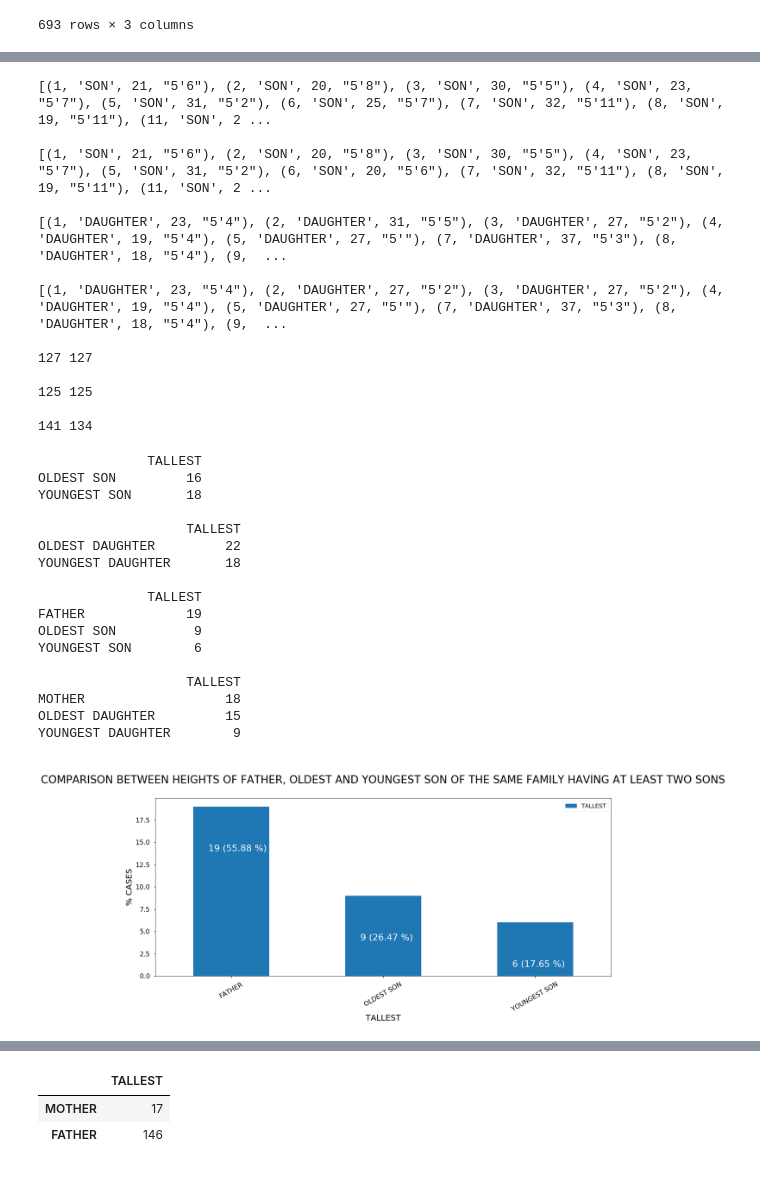
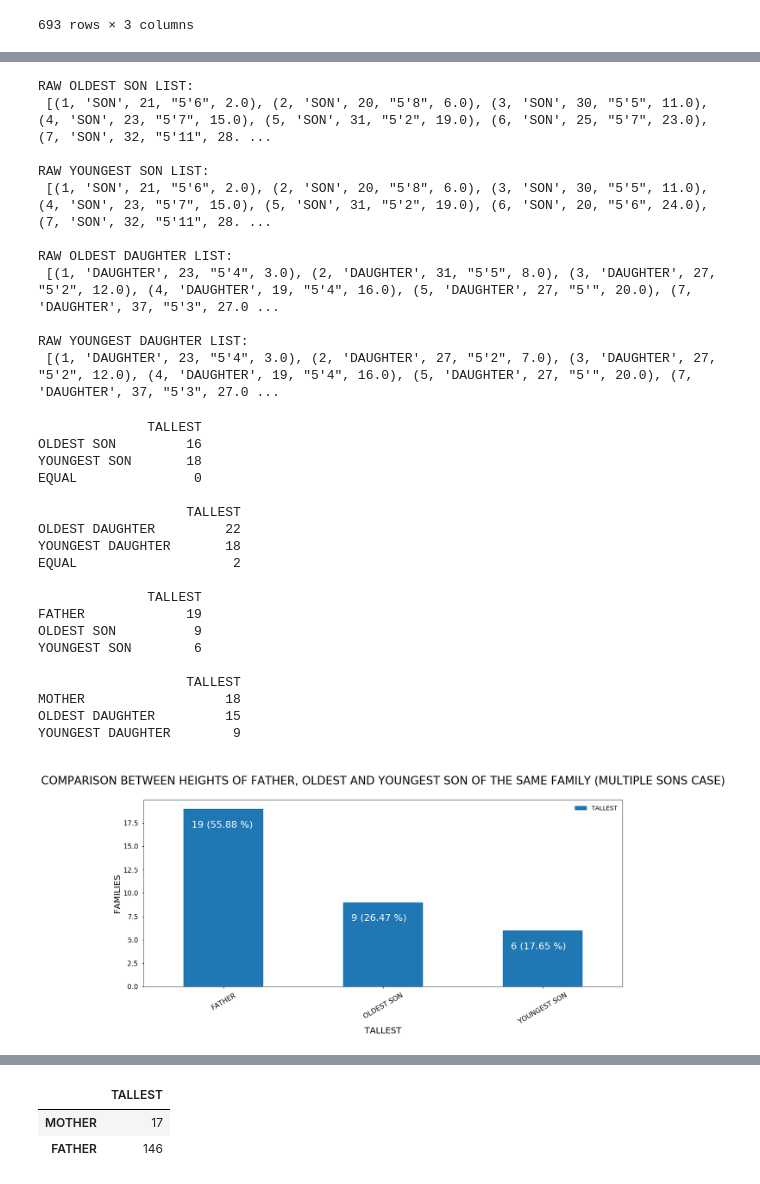
Before and after one commit to zeborg/Comparison-of-Heights-Between-Family-Members, a Jupyter notebook: HEIGHT_DATA_ANALYSIS.ipynb, the cells around one changed output, grey strips where cells are left out. Saved outputs shown, nothing was run; the diff lists cells and outputs as text; code cells hidden in the pictures.

```diff
--- a/HEIGHT_DATA_ANALYSIS.ipynb
+++ b/HEIGHT_DATA_ANALYSIS.ipynb
@@ -88,15 +102,15 @@ for i in range(1,df.index.max()[0]+1):
         l.append([index,row.index.to_list(),row.values])
     k[i]=l
 
-# k = dictionary of values [ ['AGE', member_list, age_array] , ['HEIGHT', member_list, height_array] ], where key is family_no
+# k = dictionary of values [ ['AGE', member_list, age_array] , ['HEIGHT', member_list, height_array] , ['UID', member_list, uid_array] ], where key is family_no
 
 for i in range(1,df.index.max()[0]+1):
     tmp=list()
     for j in range(len(k[i][0][1])):
-        tmp.append((i,k[i][0][1][j],k[i][0][2][j],str(k[i][1][2][j])))
+        tmp.append((i,k[i][0][1][j],k[i][0][2][j],str(k[i][1][2][j]),k[i][2][2][j]))
     m.append(tmp)
 
-# m[index] = list of ( family_no, member, age, height )
+# m[index] = list of ( family_no, member, age, height, uid )
 
 s_oldest_list,s_youngest_list,d_oldest_list,d_youngest_list=list(),list(),list(),list()
 
@@ -128,54 +142,50 @@ for i in range(df.index.max()[0]):
     if None not in youngest:
         d_youngest_list.append(youngest)
 
-print(s_oldest_list,'\n')
-print(s_youngest_list,'\n')
-print(d_oldest_list,'\n')
-print(d_youngest_list,'\n')
-print(len(s_oldest_list),len(s_youngest_list))
-print()
-print(len(d_oldest_list),len(d_youngest_list),'\n')
-print(s_count, d_count)
+print('RAW OLDEST SON LIST:\n',s_oldest_list,'\n')
+print('RAW YOUNGEST SON LIST:\n',s_youngest_list,'\n')
+print('RAW OLDEST DAUGHTER LIST:\n',d_oldest_list,'\n')
+print('RAW YOUNGEST DAUGHTER LIST:\n',d_youngest_list,'\n')
 # %% [output]
-[(1, 'SON', 21, "5'6"), (2, 'SON', 20, "5'8"), (3, 'SON', 30, "5'5"), (4, 'SON', 23, "5'7"), (5, 'SON', 31, "5'2"), (6, 'SON', 25, "5'7"), (7, 'SON', 32, "5'11"), (8, 'SON', 19, "5'11"), (11, 'SON', 2 ...
+RAW OLDEST SON LIST:
+ [(1, 'SON', 21, "5'6", 2.0), (2, 'SON', 20, "5'8", 6.0), (3, 'SON', 30, "5'5", 11.0), (4, 'SON', 23, "5'7", 15.0), (5, 'SON', 31, "5'2", 19.0), (6, 'SON', 25, "5'7", 23.0), (7, 'SON', 32, "5'11", 28. ...
 
-[(1, 'SON', 21, "5'6"), (2, 'SON', 20, "5'8"), (3, 'SON', 30, "5'5"), (4, 'SON', 23, "5'7"), (5, 'SON', 31, "5'2"), (6, 'SON', 20, "5'6"), (7, 'SON', 32, "5'11"), (8, 'SON', 19, "5'11"), (11, 'SON', 2 ...
+RAW YOUNGEST SON LIST:
+ [(1, 'SON', 21, "5'6", 2.0), (2, 'SON', 20, "5'8", 6.0), (3, 'SON', 30, "5'5", 11.0), (4, 'SON', 23, "5'7", 15.0), (5, 'SON', 31, "5'2", 19.0), (6, 'SON', 20, "5'6", 24.0), (7, 'SON', 32, "5'11", 28. ...
 
-[(1, 'DAUGHTER', 23, "5'4"), (2, 'DAUGHTER', 31, "5'5"), (3, 'DAUGHTER', 27, "5'2"), (4, 'DAUGHTER', 19, "5'4"), (5, 'DAUGHTER', 27, "5'"), (7, 'DAUGHTER', 37, "5'3"), (8, 'DAUGHTER', 18, "5'4"), (9,  ...
+RAW OLDEST DAUGHTER LIST:
+ [(1, 'DAUGHTER', 23, "5'4", 3.0), (2, 'DAUGHTER', 31, "5'5", 8.0), (3, 'DAUGHTER', 27, "5'2", 12.0), (4, 'DAUGHTER', 19, "5'4", 16.0), (5, 'DAUGHTER', 27, "5'", 20.0), (7, 'DAUGHTER', 37, "5'3", 27.0 ...
 
-[(1, 'DAUGHTER', 23, "5'4"), (2, 'DAUGHTER', 27, "5'2"), (3, 'DAUGHTER', 27, "5'2"), (4, 'DAUGHTER', 19, "5'4"), (5, 'DAUGHTER', 27, "5'"), (7, 'DAUGHTER', 37, "5'3"), (8, 'DAUGHTER', 18, "5'4"), (9,  ...
-
-127 127
-
-125 125
-
-141 134
+RAW YOUNGEST DAUGHTER LIST:
+ [(1, 'DAUGHTER', 23, "5'4", 3.0), (2, 'DAUGHTER', 27, "5'2", 7.0), (3, 'DAUGHTER', 27, "5'2", 12.0), (4, 'DAUGHTER', 19, "5'4", 16.0), (5, 'DAUGHTER', 27, "5'", 20.0), (7, 'DAUGHTER', 37, "5'3", 27.0 ...
 # %%
 oys_dict = dict()
-oys_dict['OLDEST SON'],oys_dict['YOUNGEST SON'] = 0,0
+oys_dict['OLDEST SON'],oys_dict['YOUNGEST SON'],oys_dict['EQUAL'] = 0,0,0
 for i in range(len(s_oldest_list)):
-    if s_oldest_list[i][3] < s_youngest_list[i][3]:
-        oys_dict['YOUNGEST SON'] += 1
-    elif s_oldest_list[i][3] > s_youngest_list[i][3]:
-        oys_dict['OLDEST SON'] += 1
-#     elif s_oldest_list[i][3] == s_youngest_list[i][3]:
-#         oys_dict['EQUAL'] += 1
+    if s_oldest_list[i][4] != s_youngest_list[i][4]:
+        if s_oldest_list[i][3] < s_youngest_list[i][3]:
+            oys_dict['YOUNGEST SON'] += 1
+        elif s_oldest_list[i][3] > s_youngest_list[i][3]:
+            oys_dict['OLDEST SON'] += 1
+        elif s_oldest_list[i][3] == s_youngest_list[i][3]:
+            oys_dict['EQUAL'] += 1
 
 oyd_dict = dict()
-oyd_dict['OLDEST DAUGHTER'],oyd_dict['YOUNGEST DAUGHTER'] = 0,0,
+oyd_dict['OLDEST DAUGHTER'],oyd_dict['YOUNGEST DAUGHTER'],oyd_dict['EQUAL']= 0,0,0
 for i in range(len(d_oldest_list)):
-    if d_oldest_list[i][3] < d_youngest_list[i][3]:
-        oyd_dict['YOUNGEST DAUGHTER'] += 1
-    elif d_oldest_list[i][3] > d_youngest_list[i][3]:
-        oyd_dict['OLDEST DAUGHTER'] += 1
-#     elif d_oldest_list[i][3] == d_youngest_list[i][3] and d_oldest_list[i][4] != :
-#         oyd_dict['EQUAL'] += 1
+    if d_oldest_list[i][4] != d_youngest_list[i][4]:
+        if d_oldest_list[i][3] < d_youngest_list[i][3]:
+            oyd_dict['YOUNGEST DAUGHTER'] += 1
+        elif d_oldest_list[i][3] > d_youngest_list[i][3]:
+            oyd_dict['OLDEST DAUGHTER'] += 1
+        elif d_oldest_list[i][3] == d_youngest_list[i][3]:
+            oyd_dict['EQUAL'] += 1
 
 tall_dict_father = dict()
 tall_dict_father['FATHER'],tall_dict_father['OLDEST SON'],tall_dict_father['YOUNGEST SON']=0,0,0
 
 for i in range(len(s_oldest_list)):
-    if s_oldest_list[i][2] != s_youngest_list[i][2]:
+    if s_oldest_list[i][4] != s_youngest_list[i][4]:
         if df.loc[s_oldest_list[i][0],'FATHER'].HEIGHT.values[0] < s_oldest_list[i][3]:
             if s_oldest_list[i][3] < s_youngest_list[i][3]:
                 tall_dict_father['YOUNGEST SON'] += 1
@@ -188,7 +198,7 @@ tall_dict_mother = dict()
 tall_dict_mother['MOTHER'],tall_dict_mother['OLDEST DAUGHTER'],tall_dict_mother['YOUNGEST DAUGHTER']=0,0,0
 
 for i in range(len(d_oldest_list)):
-    if d_oldest_list[i][2] != d_youngest_list[i][2]:
+    if d_oldest_list[i][4] != d_youngest_list[i][4]:
         if df.loc[d_oldest_list[i][0],'MOTHER'].HEIGHT.values[0] < d_oldest_list[i][3]:
             if d_oldest_list[i][3] < d_youngest_list[i][3]:
                 tall_dict_mother['YOUNGEST DAUGHTER'] += 1
@@ -215,10 +225,12 @@ print(td_m_df)
               TALLEST
 OLDEST SON         16
 YOUNGEST SON       18
+EQUAL               0
 
                    TALLEST
 OLDEST DAUGHTER         22
 YOUNGEST DAUGHTER       18
+EQUAL                    2
 
               TALLEST
 FATHER             19
@@ -234,16 +246,16 @@ plt.style.use('seaborn-talk')
 # %%
 ax = td_f_df.plot(kind='bar',figsize=(20,8))
 for p in ax.patches:
-    ax.annotate(str(round(p.get_height(),2))+' ('+str(round(p.get_height()/(tall_dict_father['YOUNGEST SON']+tall_dict_father['OLDEST SON']+tall_dict_father['FATHER'])*100,2))+' %)', (p.get_x()+0.1, p.get_height()-5), fontsize=22, color='w')
+    ax.annotate(str(round(p.get_height(),2))+' ('+str(round(p.get_height()/(tall_dict_father['YOUNGEST SON']+tall_dict_father['OLDEST SON']+tall_dict_father['FATHER'])*100,2))+' %)', (p.get_x()+0.05, p.get_height()-2), fontsize=22, color='w')
 plt.xlabel('TALLEST',fontsize=20)
-plt.ylabel('% CASES',fontsize=20)
+plt.ylabel('FAMILIES',fontsize=20)
 plt.legend(fontsize=14)
-plt.title('\nCOMPARISON BETWEEN HEIGHTS OF FATHER, OLDEST AND YOUNGEST SON OF THE SAME FAMILY HAVING AT LEAST TWO SONS\n',fontsize=26)
+plt.title('\nCOMPARISON BETWEEN HEIGHTS OF FATHER, OLDEST AND YOUNGEST SON OF THE SAME FAMILY (MULTIPLE SONS CASE)\n',fontsize=26)
 plt.xticks(fontsize=16,rotation=30)
 plt.yticks(fontsize=16)
 plt.show()
 # %% [output]
-[figure, old version]
+[figure, new version]
 # %%
 ax = td_m_df.plot(kind='bar',figsize=(20,8))
 for p in ax.patches:
```
Also changed, not shown: parts of 22 cells of this notebook.
